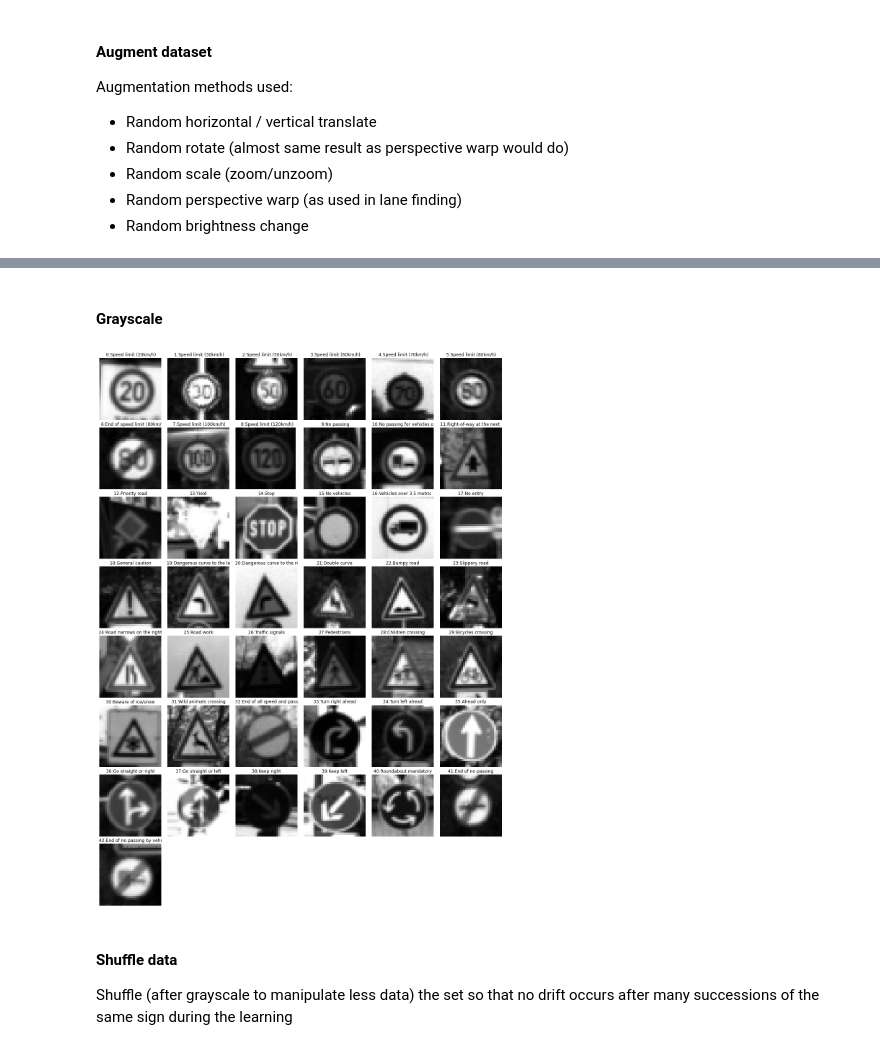
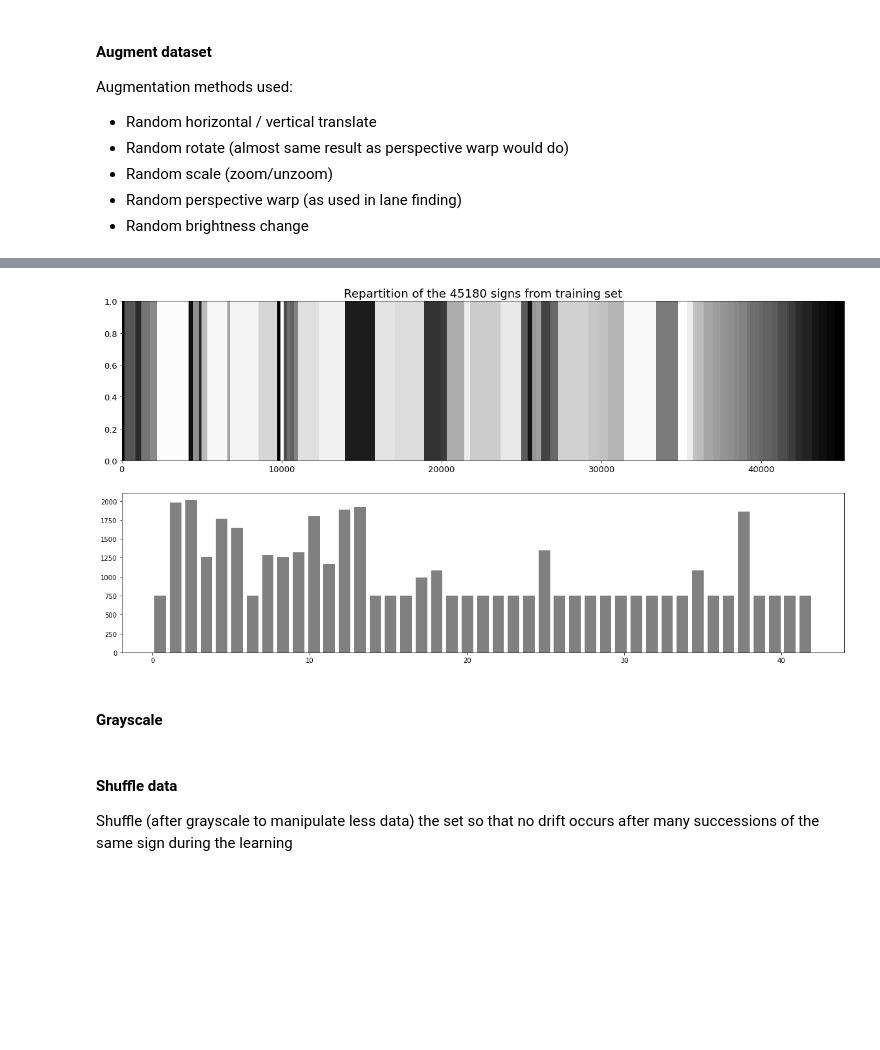
Before and after one commit to parphane/udacity-self_driving_cars, a Jupyter notebook: project-traffic_sign_classifier/Traffic_Sign_Classifier.ipynb, the cells around one changed output, grey strips where cells are left out. Cells and saved outputs as stored; diff of their text form; code cells hidden in the pictures; blank space fills up the shorter version.

Commit message:
Data augmentation functions and application

```diff
--- a/project-traffic_sign_classifier/Traffic_Sign_Classifier.ipynb
+++ b/project-traffic_sign_classifier/Traffic_Sign_Classifier.ipynb
@@ -402,3 +392,30 @@ def rand_hsv_v(img, shift=64):
 
 def rand_hsv_s(img, shift=64):
     return rand_hsv_channel(img, 1, shift=64)
+
+def rand_transform(img):
+    # Translate, Change perspective (can result in zoom in or out or even rotation), Brightness adjust
+    return rand_translate(rand_perspective(rand_hsv_v(img)))
+# %%
+def augment_lbl(imgs, lbls, min_count=750):
+    # For each label
+    for lbl in np.unique(lbls):
+        # Augment any data up to min_count if necessary
+        lbl_list = np.where(lbls == lbl)[0]
+        lbl_count = len(lbl_list)
+        lbl_augment = min_count - lbl_count
+        if lbl_augment > 0:
+            print("Label {0:2}: {1:5} images - {2} augmentations required".format(lbl, lbl_count, lbl_augment))
+            # Add as many augmented images as necessary
+            for i in range(lbl_augment):
+                # Pick images one after the other, and loop if necessary
+                rand_img = imgs[lbl_list[i % lbl_count]]
+                rand_img = rand_transform(rand_img)
+                imgs = np.concatenate((imgs, [rand_img]))
+                lbls = np.concatenate((lbls, [lbl]))
+        else:
+            print("Label {0:2}: {1:5} images - No augmentation required".format(lbl, lbl_count))
+
+    return imgs, lbls
+# %%
+X_train, y_train = augment_lbl(X_train, y_train)
@@ -405,3 +440,13 @@ def rand_hsv_s(img, shift=64):
+# %%
+fig, (ax11, ax21) = plt.subplots(2, 1, figsize=(20, 10))
+ax11.pcolor(np.asarray([y_train]), cmap = 'Greys')
+ax11.set_title("Repartition of the {} signs from training set".format(len(y_train)), fontsize=18)
+ax11.tick_params(axis='both', which='major', labelsize=13)
+ax21.hist(np.asarray(y_train), bins=n_classes, rwidth=0.75, color="Grey")
+
+plt.show()
+# %% [output]
+[figure, added]
 # %% [markdown]
 #### Grayscale
 # %%
@@ -415,8 +460,6 @@ def rgb_2_gray(rgb):
 X_train_gray = rgb_2_gray(X_train)
 # %%
 plot_lbl_imgs(X_train_gray,y_train, gray=True)
-# %% [output]
-[figure, removed]
 # %% [markdown]
 #### Shuffle data
 Shuffle (after grayscale to manipulate less data) the set so that no drift occurs after many successions of the same sign during the learning
```
Also changed, not shown: parts of 19 cells of this notebook.
